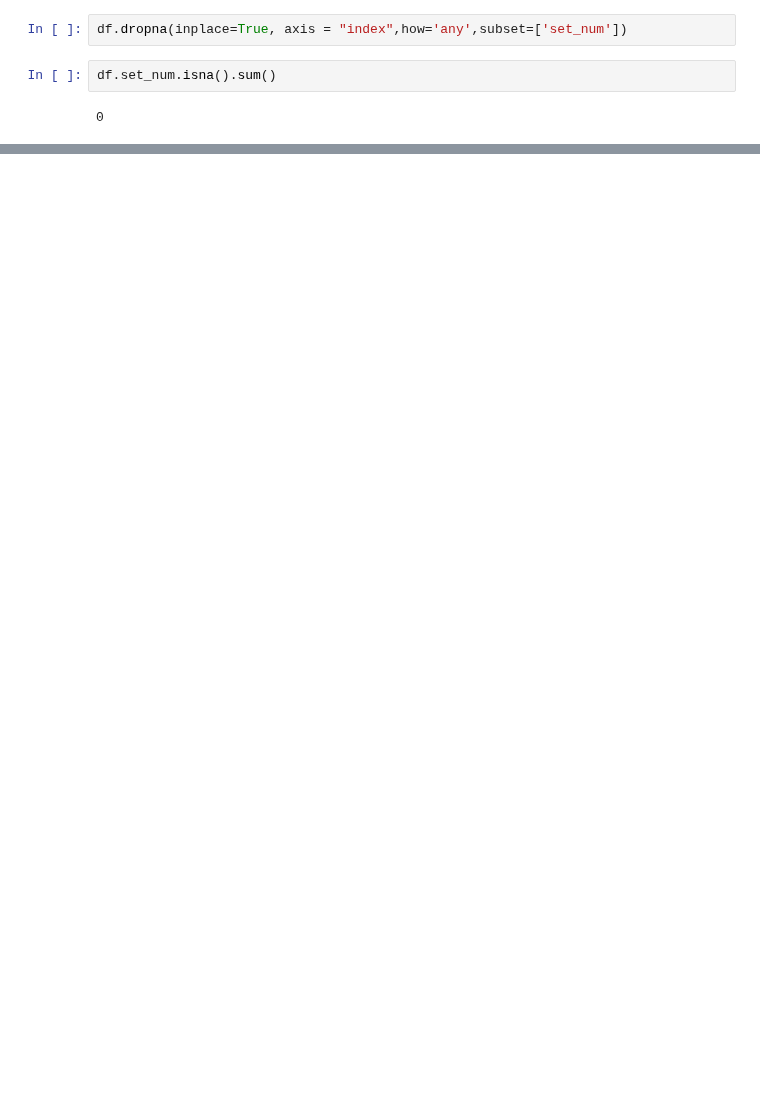
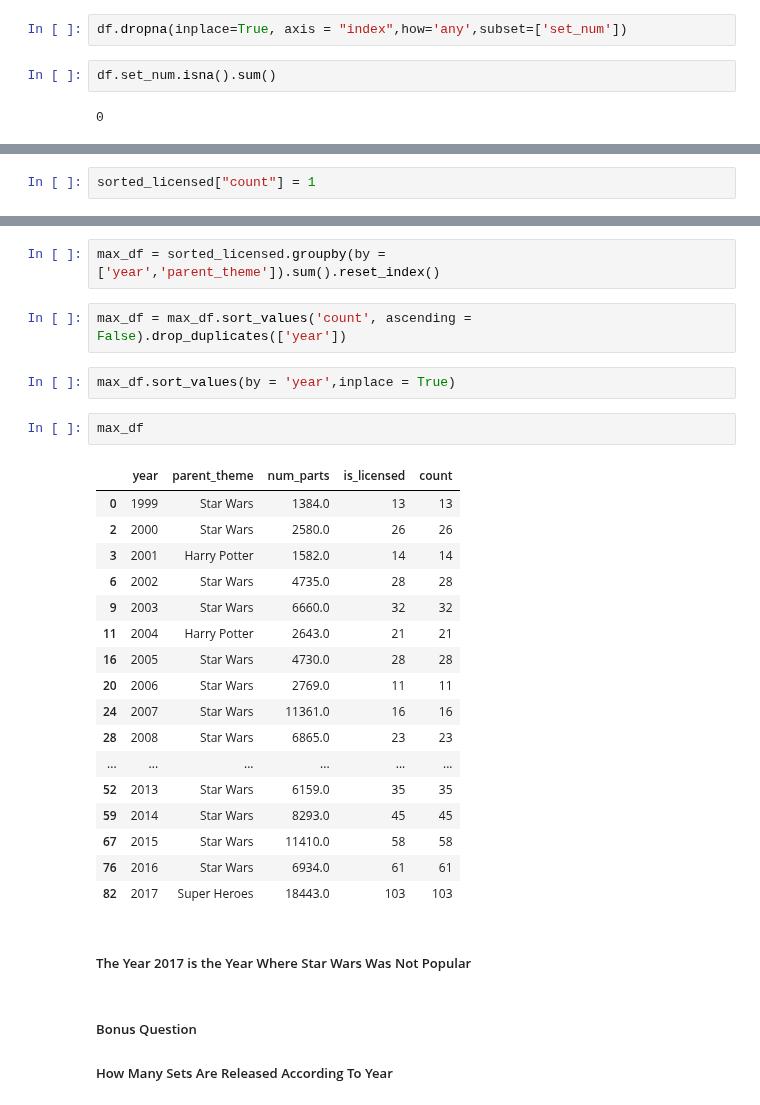
Before and after one commit to lajwithsingh/Lego_Data_Analytics, a Jupyter notebook: lego_analysis.ipynb, the cells around one changed output, grey strips where cells are left out. Cells and saved outputs as stored; diff of their text form; blank space fills up the shorter version.

```diff
--- a/lego_analysis.ipynb
+++ b/lego_analysis.ipynb
@@ -181,0 +306,2 @@ df.head()
+# %%
+sorted_licensed["count"] = 1
@@ -181,0 +317,31 @@ df.head()
+# %%
+max_df = sorted_licensed.groupby(by = ['year','parent_theme']).sum().reset_index()
+# %%
+max_df = max_df.sort_values('count', ascending = False).drop_duplicates(['year'])
+# %%
+max_df.sort_values(by = 'year',inplace = True)
+# %%
+max_df
+# %% [output]
+|  | year | parent_theme | num_parts | is_licensed | count |
+| 0 | 1999 | Star Wars | 1384.0 | 13 | 13 |
+| 2 | 2000 | Star Wars | 2580.0 | 26 | 26 |
+| 3 | 2001 | Harry Potter | 1582.0 | 14 | 14 |
+| 6 | 2002 | Star Wars | 4735.0 | 28 | 28 |
+| 9 | 2003 | Star Wars | 6660.0 | 32 | 32 |
+| 11 | 2004 | Harry Potter | 2643.0 | 21 | 21 |
+| 16 | 2005 | Star Wars | 4730.0 | 28 | 28 |
+| 20 | 2006 | Star Wars | 2769.0 | 11 | 11 |
+| 24 | 2007 | Star Wars | 11361.0 | 16 | 16 |
+| 28 | 2008 | Star Wars | 6865.0 | 23 | 23 |
+| ... | ... | ... | ... | ... | ... |
+| 52 | 2013 | Star Wars | 6159.0 | 35 | 35 |
+| 59 | 2014 | Star Wars | 8293.0 | 45 | 45 |
+| 67 | 2015 | Star Wars | 11410.0 | 58 | 58 |
+| 76 | 2016 | Star Wars | 6934.0 | 61 | 61 |
+| 82 | 2017 | Super Heroes | 18443.0 | 103 | 103 |
+# %% [markdown]
+<h5>The Year 2017 is the Year Where Star Wars Was Not Popular</h5>
+# %% [markdown]
+<h5>Bonus Question</h5>
+<h5>How Many Sets Are Released According To Year</h5>
```
Also changed, not shown: parts of 43 cells of this notebook.
